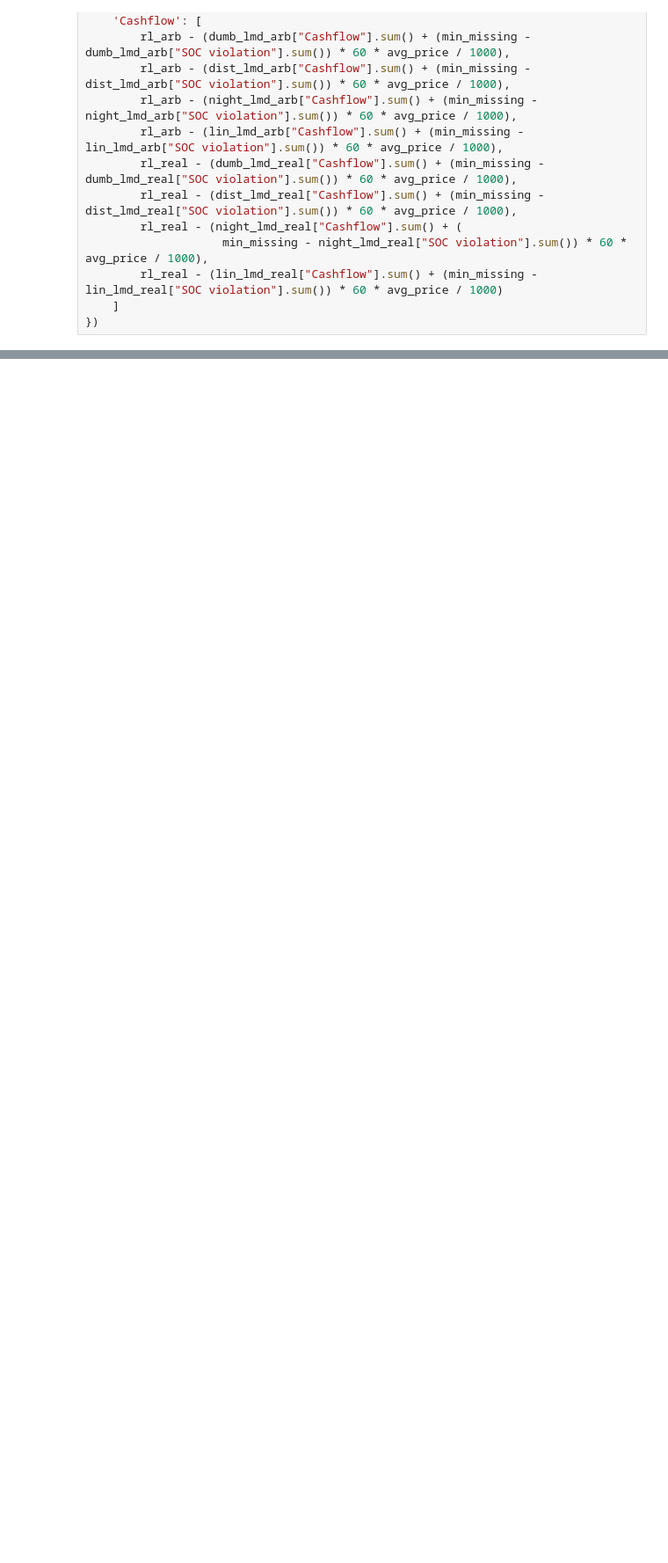
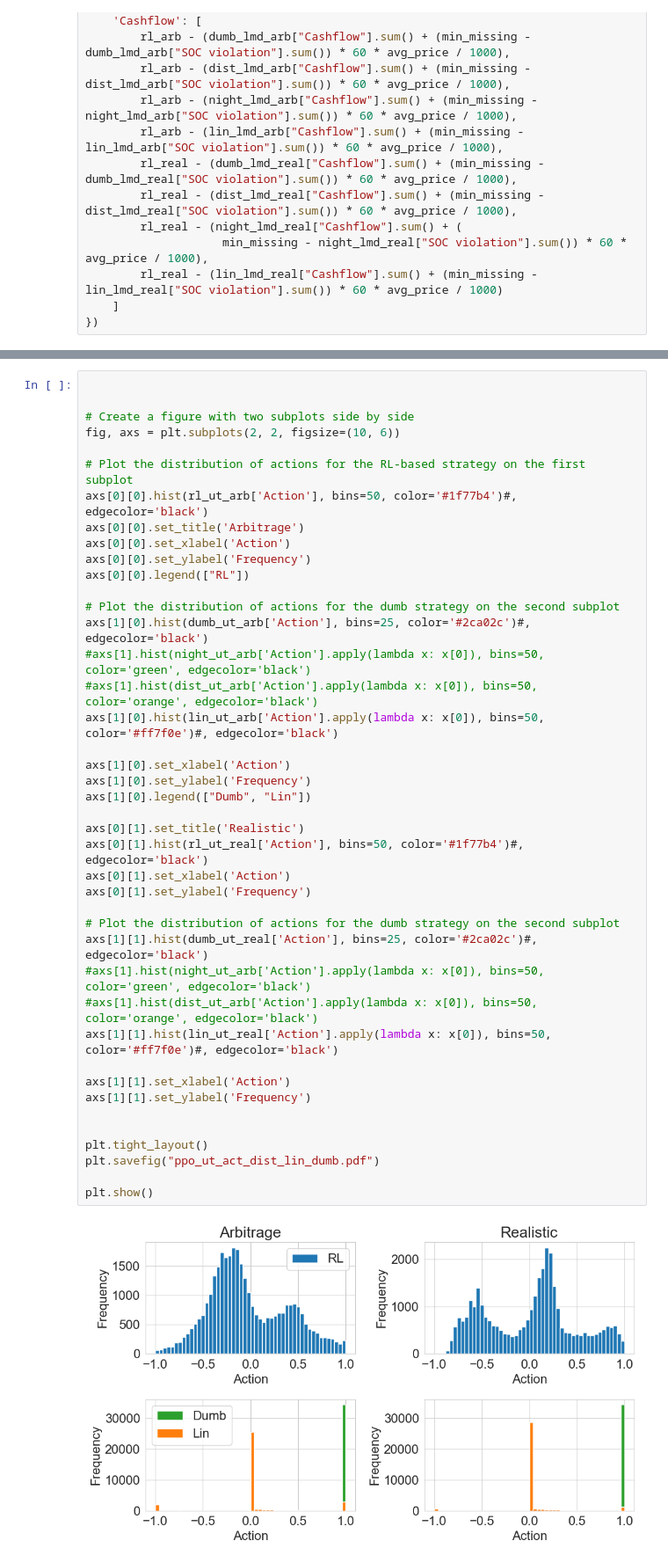
Before and after one commit to EnzoCording/FleetRL, a Jupyter notebook: src/FleetRL/agents/Benchmarks/benchmark_comparison.ipynb, the cells around one changed output, grey strips where cells are left out. Shown at 88% size. Saved outputs shown, nothing was run; the diff lists cells and outputs as text; blank space fills up the shorter version.

```diff
--- a/src/FleetRL/agents/Benchmarks/benchmark_comparison.ipynb
+++ b/src/FleetRL/agents/Benchmarks/benchmark_comparison.ipynb
@@ -655,0 +847,44 @@ plt.show()
+# %%
+
+
+# Create a figure with two subplots side by side
+fig, axs = plt.subplots(2, 2, figsize=(10, 6))
+
+# Plot the distribution of actions for the RL-based strategy on the first subplot
+axs[0][0].hist(rl_ut_arb['Action'], bins=50, color='#1f77b4')#, edgecolor='black')
+axs[0][0].set_title('Arbitrage')
+axs[0][0].set_xlabel('Action')
+axs[0][0].set_ylabel('Frequency')
+axs[0][0].legend(["RL"])
+
+# Plot the distribution of actions for the dumb strategy on the second subplot
+axs[1][0].hist(dumb_ut_arb['Action'], bins=25, color='#2ca02c')#, edgecolor='black')
+#axs[1].hist(night_ut_arb['Action'].apply(lambda x: x[0]), bins=50, color='green', edgecolor='black')
+#axs[1].hist(dist_ut_arb['Action'].apply(lambda x: x[0]), bins=50, color='orange', edgecolor='black')
+axs[1][0].hist(lin_ut_arb['Action'].apply(lambda x: x[0]), bins=50, color='#ff7f0e')#, edgecolor='black')
+
+axs[1][0].set_xlabel('Action')
+axs[1][0].set_ylabel('Frequency')
+axs[1][0].legend(["Dumb", "Lin"])
+
+axs[0][1].set_title('Realistic')
+axs[0][1].hist(rl_ut_real['Action'], bins=50, color='#1f77b4')#, edgecolor='black')
+axs[0][1].set_xlabel('Action')
+axs[0][1].set_ylabel('Frequency')
+
+# Plot the distribution of actions for the dumb strategy on the second subplot
+axs[1][1].hist(dumb_ut_real['Action'], bins=25, color='#2ca02c')#, edgecolor='black')
+#axs[1].hist(night_ut_arb['Action'].apply(lambda x: x[0]), bins=50, color='green', edgecolor='black')
+#axs[1].hist(dist_ut_arb['Action'].apply(lambda x: x[0]), bins=50, color='orange', edgecolor='black')
+axs[1][1].hist(lin_ut_real['Action'].apply(lambda x: x[0]), bins=50, color='#ff7f0e')#, edgecolor='black')
+
+axs[1][1].set_xlabel('Action')
+axs[1][1].set_ylabel('Frequency')
+
+
+plt.tight_layout()
+plt.savefig("ppo_ut_act_dist_lin_dumb.pdf")
+
+plt.show()
+# %% [output]
+[figure, added]
```
Also changed, not shown: parts of 25 cells of this notebook, 3 other files.
